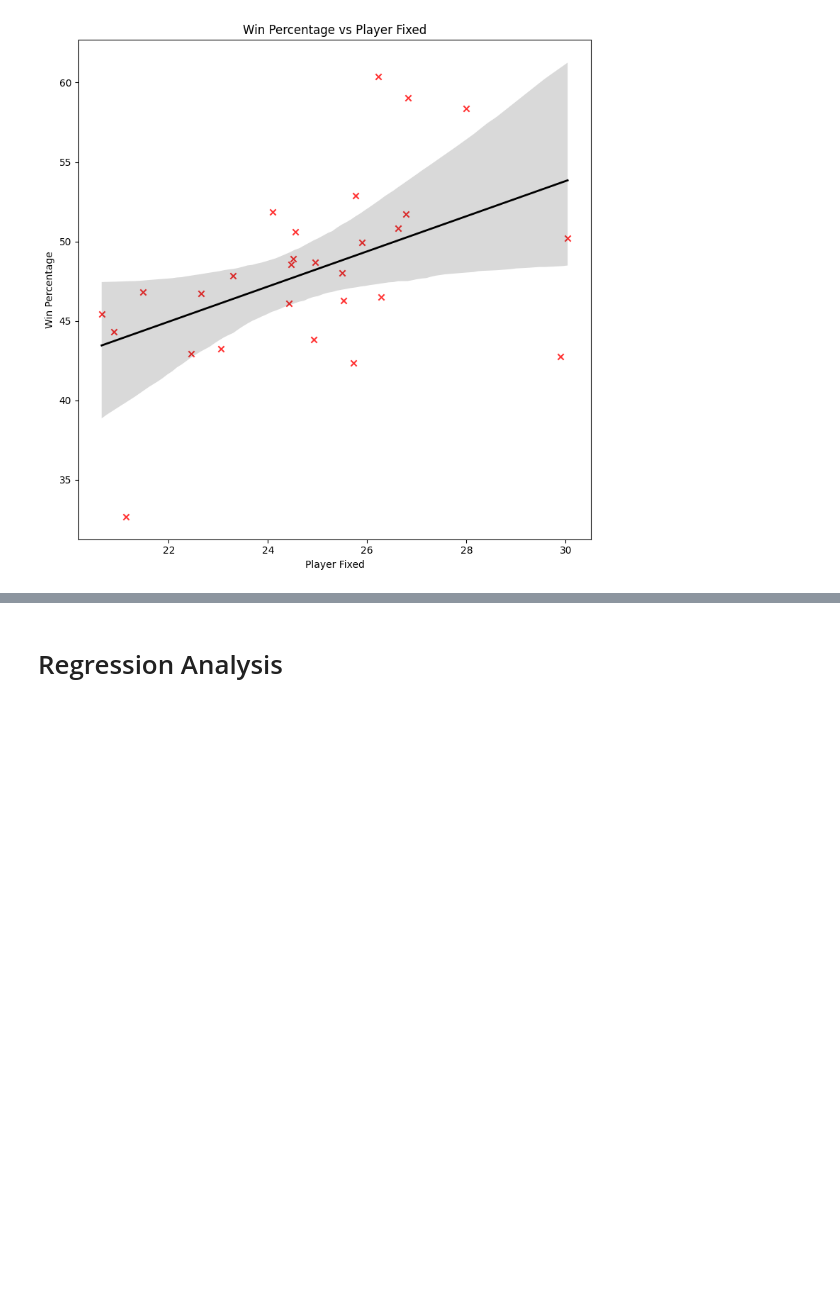
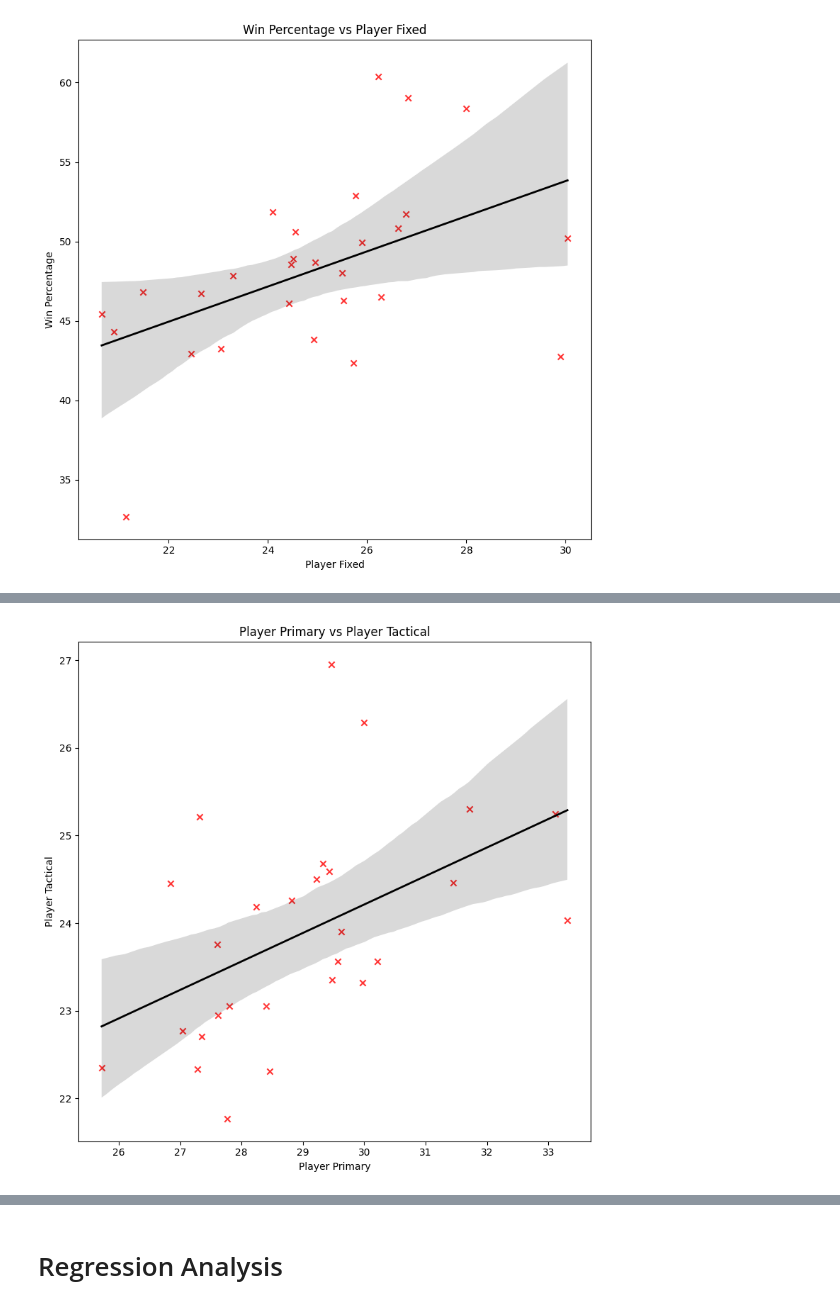
Before and after one commit to crichardson1349/wh_dat_sci_project, a Jupyter notebook: GH_games_by_faction_PN.ipynb, the cells around one changed output, grey strips where cells are left out. Drawn from its saved outputs; the diff is of its cells as text; code cells hidden in the pictures; blank space fills up the shorter version.

```diff
--- a/GH_games_by_faction_PN.ipynb
+++ b/GH_games_by_faction_PN.ipynb
@@ -450,0 +456,20 @@ plt.show()
+# %%
+# Scatter plot with regression line for Tactical Player primary vs player tactical to see if there is a relationship
+plt.figure(figsize=(8, 8))
+
+sns.regplot(
+    data=scorewin,
+    x="Player Primary",
+    y="Player Tactical",
+    marker="x",
+    scatter_kws={"color": "red"},
+    line_kws={"color": "black", "linewidth": 2},
+)
+
+plt.title("Player Primary vs Player Tactical")
+plt.xlabel("Player Primary")
+plt.ylabel("Player Tactical")
+plt.tight_layout()
+plt.show()
+# %% [output]
+[figure, added]
```
Also changed, not shown: parts of 16 cells of this notebook.
